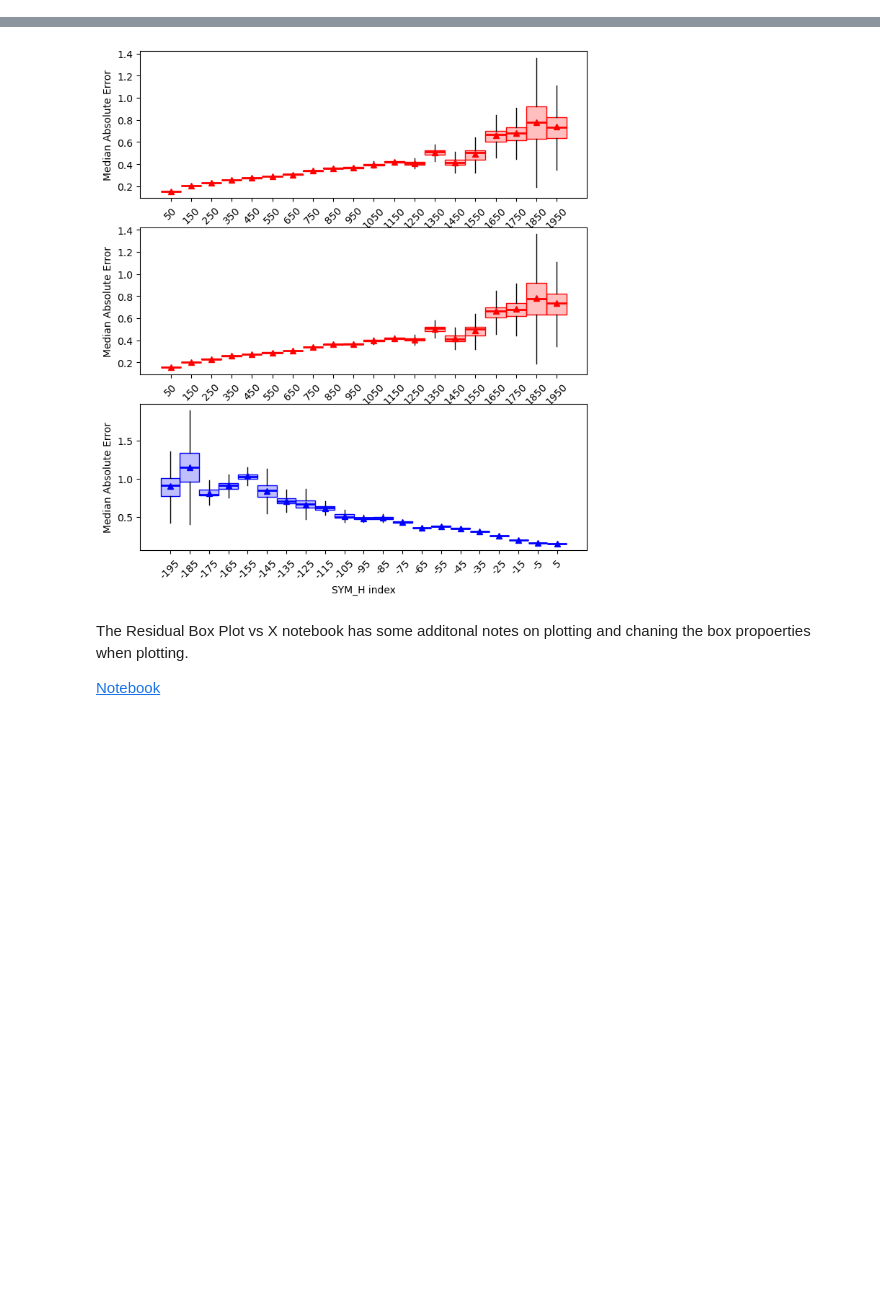
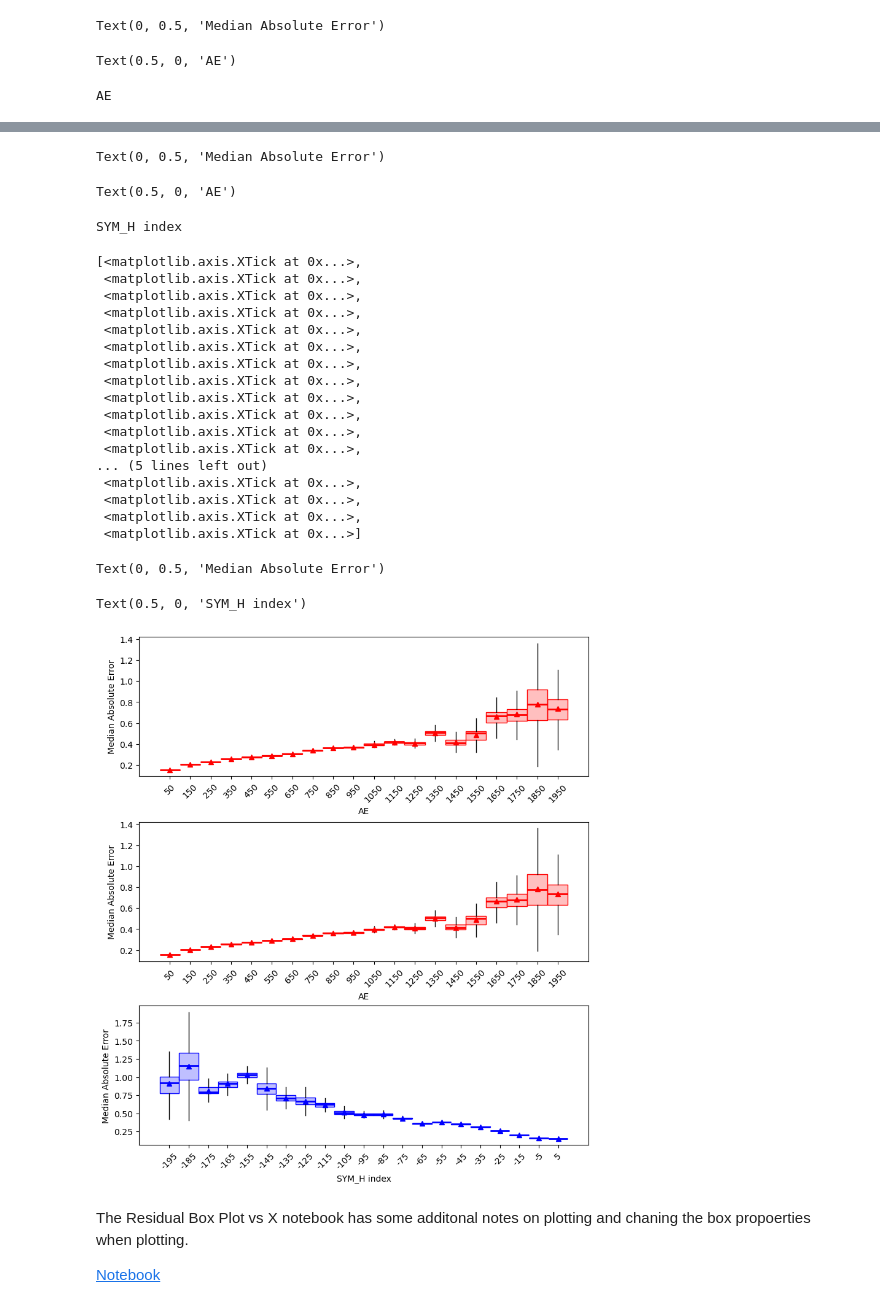
Before and after one commit to kylermurphy/ml_fw, a Jupyter notebook: Notebooks/Metric_boxvx.ipynb, the cells around one changed output, grey strips where cells are left out. Drawn from its saved outputs; the diff is of its cells as text; code cells hidden in the pictures; blank space fills up the shorter version.

```diff
--- a/Notebooks/Metric_boxvx.ipynb
+++ b/Notebooks/Metric_boxvx.ipynb
@@ -82,6 +84,7 @@ met_box = inspect.boxplot_metvx(x_dat, y_true, y_pred, box_dat=dat, bins=x_bin,
 InteractiveShell.ast_node_interactivity = "last_expr"
 showmean=True
 fig, ax = plt.subplots(3,1, figsize=(8,9))
+fig.set_constrained_layout(True)
 
 # boxplot_vx returns a dictionary for each of x_dat which contains
 # the required values to plot a boxplot using bxp()
@@ -138,0 +160,3 @@ SYM_H index
+Text(0, 0.5, 'Median Absolute Error')
+Text(0.5, 0, 'AE')
+AE
@@ -139,4 +183,26 @@ SYM_H index
+Text(0, 0.5, 'Median Absolute Error')
+Text(0.5, 0, 'AE')
+SYM_H index
+[<matplotlib.axis.XTick at 0x...>,
+ <matplotlib.axis.XTick at 0x...>,
+ <matplotlib.axis.XTick at 0x...>,
+ <matplotlib.axis.XTick at 0x...>,
+ <matplotlib.axis.XTick at 0x...>,
+ <matplotlib.axis.XTick at 0x...>,
+ <matplotlib.axis.XTick at 0x...>,
+ <matplotlib.axis.XTick at 0x...>,
+ <matplotlib.axis.XTick at 0x...>,
+ <matplotlib.axis.XTick at 0x...>,
+ <matplotlib.axis.XTick at 0x...>,
+ <matplotlib.axis.XTick at 0x...>,
+... (5 lines left out)
+ <matplotlib.axis.XTick at 0x...>,
+ <matplotlib.axis.XTick at 0x...>,
+ <matplotlib.axis.XTick at 0x...>,
+ <matplotlib.axis.XTick at 0x...>]
+Text(0, 0.5, 'Median Absolute Error')
+Text(0.5, 0, 'SYM_H index')
-[figure, old version]
+[figure, new version]
 # %% [markdown]
 The Residual Box Plot vs X notebook has some additonal notes on plotting and chaning the box propoerties when plotting.
 
```
Also changed, not shown: parts of 3 cells of this notebook, 1 other file.
